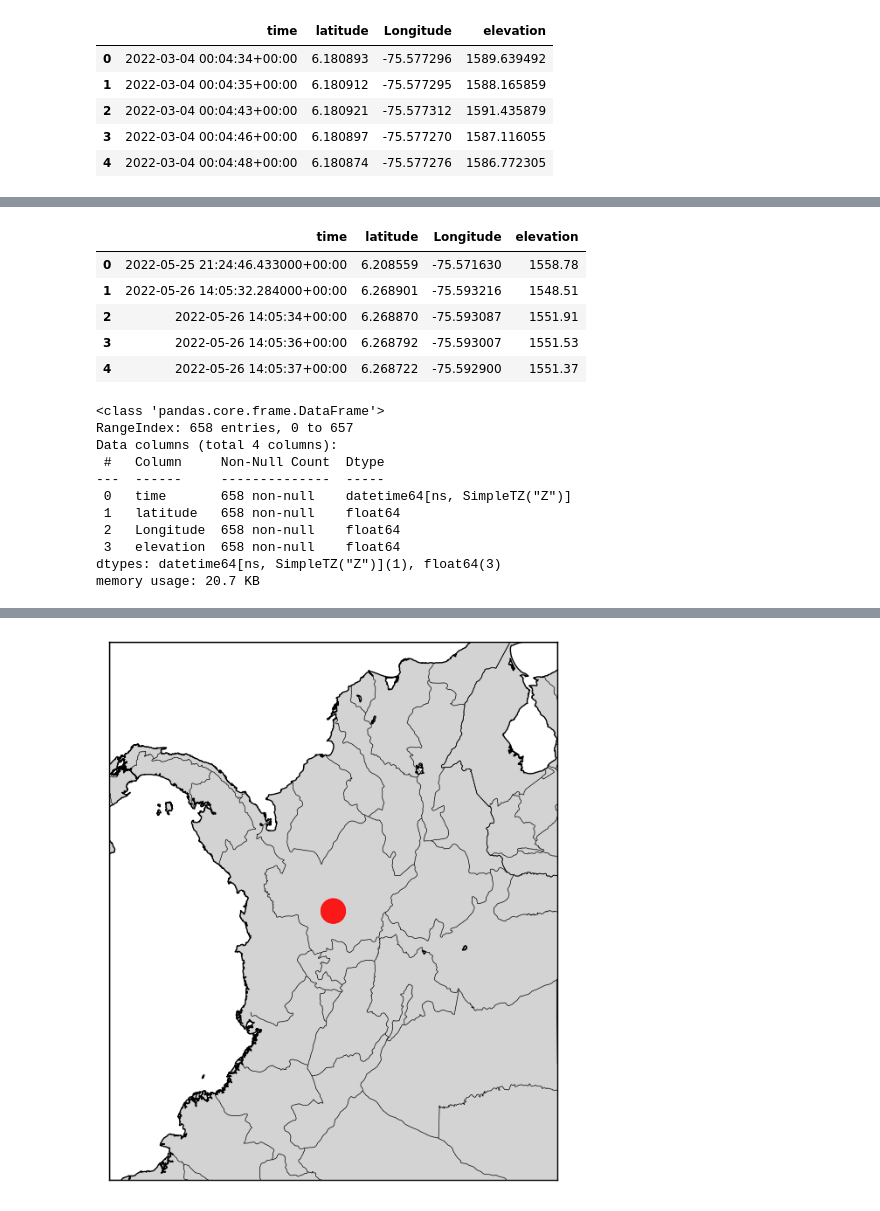
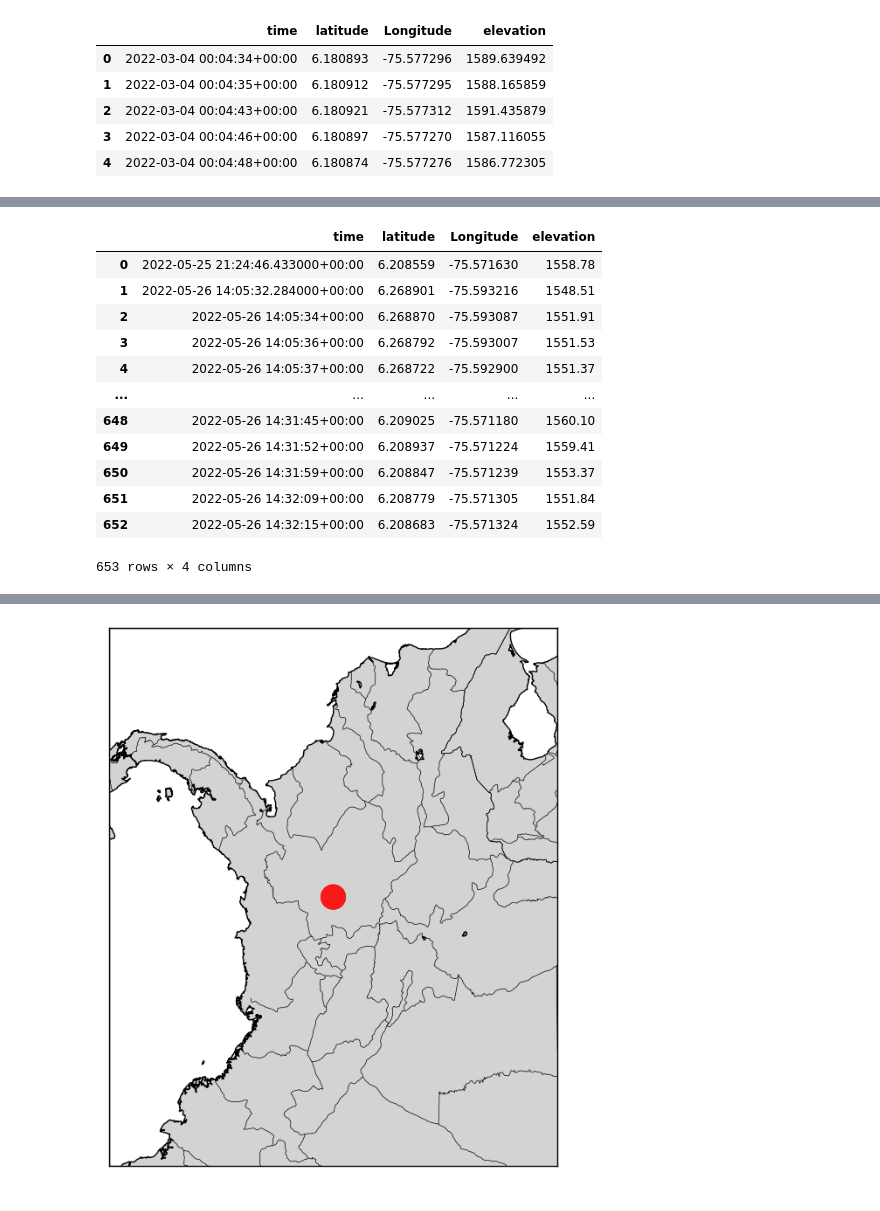
Before and after one commit to d3im3r/ciencia-datos-final-DDS, a Jupyter notebook: trabajo.ipynb, the cells around one changed output, grey strips where cells are left out. Drawn from its saved outputs; the diff is of its cells as text; code cells hidden in the pictures.

```diff
--- a/trabajo.ipynb
+++ b/trabajo.ipynb
@@ -170,23 +117,16 @@ df_05[df_05.duplicated(['latitude'])]
 # %%
-df_25.head()
+df_25.head(-5)
 # %% [output]
 |  | time | latitude | Longitude | elevation |
 | 0 | 2022-05-25 21:24:46.433000+00:00 | 6.208559 | -75.571630 | 1558.78 |
 | 1 | 2022-05-26 14:05:32.284000+00:00 | 6.268901 | -75.593216 | 1548.51 |
 | 2 | 2022-05-26 14:05:34+00:00 | 6.268870 | -75.593087 | 1551.91 |
 | 3 | 2022-05-26 14:05:36+00:00 | 6.268792 | -75.593007 | 1551.53 |
 | 4 | 2022-05-26 14:05:37+00:00 | 6.268722 | -75.592900 | 1551.37 |
+| ... | ... | ... | ... | ... |
+| 648 | 2022-05-26 14:31:45+00:00 | 6.209025 | -75.571180 | 1560.10 |
+| 649 | 2022-05-26 14:31:52+00:00 | 6.208937 | -75.571224 | 1559.41 |
+| 650 | 2022-05-26 14:31:59+00:00 | 6.208847 | -75.571239 | 1553.37 |
+| 651 | 2022-05-26 14:32:09+00:00 | 6.208779 | -75.571305 | 1551.84 |
+| 652 | 2022-05-26 14:32:15+00:00 | 6.208683 | -75.571324 | 1552.59 |
+653 rows × 4 columns
-# %%
-df_25.info()
-# %% [output]
-<class 'pandas.core.frame.DataFrame'>
-RangeIndex: 658 entries, 0 to 657
-Data columns (total 4 columns):
- #   Column     Non-Null Count  Dtype
----  ------     --------------  -----
- 0   time       658 non-null    datetime64[ns, SimpleTZ("Z")]
- 1   latitude   658 non-null    float64
- 2   Longitude  658 non-null    float64
- 3   elevation  658 non-null    float64
-dtypes: datetime64[ns, SimpleTZ("Z")](1), float64(3)
-memory usage: 20.7 KB
```
Also changed, not shown: parts of 18 cells of this notebook.
